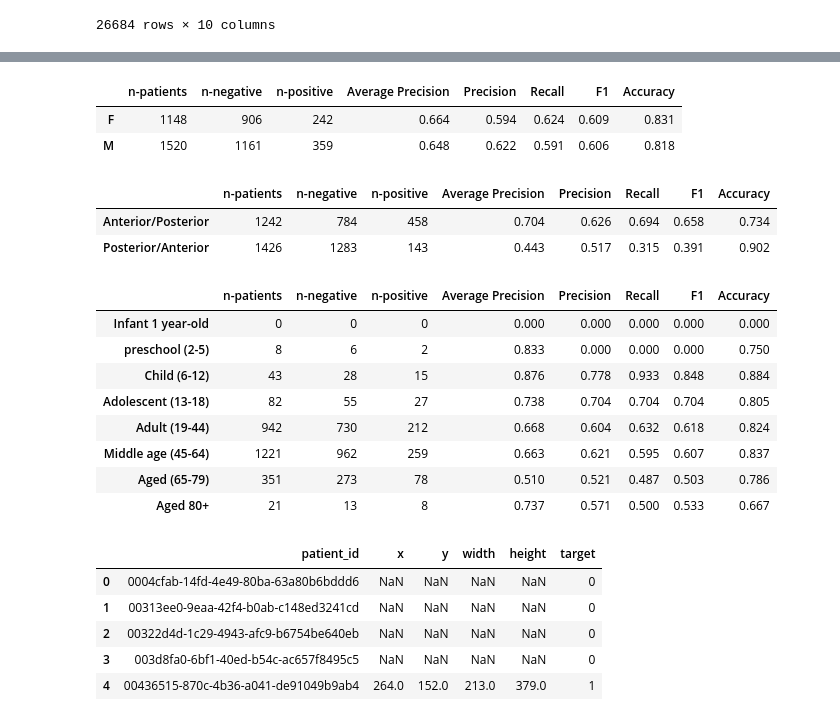
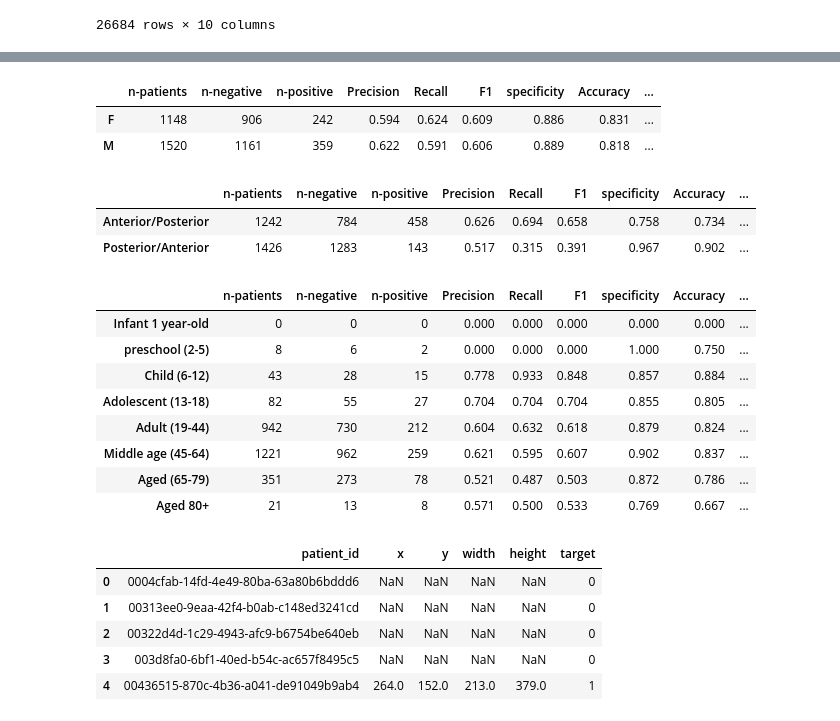
Before and after one commit to Tstrebe2/umich-mads-capstone-project, a Jupyter notebook: tstrebe2/rnsa/eda-notebook.ipynb, the cells around one changed output, grey strips where cells are left out. Saved outputs shown, nothing was run; the diff lists cells and outputs as text; code cells hidden in the pictures.

```diff
--- a/tstrebe2/rnsa/eda-notebook.ipynb
+++ b/tstrebe2/rnsa/eda-notebook.ipynb
@@ -164,63 +134,73 @@ pd.concat([
 # %%
+pd.set_option('display.precision', 3)
+from functools import partial
 df_test = df_patients[df_patients['split'] == 'test']
 
 def get_metrics_by_group(data, group):
     n = data[group].value_counts().rename('n-patients')
     n_neg = data[data.target == 0][group].value_counts().rename('n-negative')
     n_pos = data[data.target == 1][group].value_counts().rename('n-positive')
     n = n.to_frame().join([n_neg, n_pos])
 
     results = []
+
+    def get_metrics(grp, metric_fn):
+        if len(grp) > 0:
+            return metric_fn(grp['target'], grp['densenet_prediction'])
+        else:
+            return 0
+
+    def get_specificity(target, prediction):
+        tn = np.where((target == 0) & (prediction == 0))[0].shape[0]
+        fp = np.where((target == 0) & (prediction == 1))[0].shape[0]
+        return tn/(tn + fp)
+
+    # return get_fp_rate(data['target'], data['densenet_prediction'])
+
+    for metric_name, metric_fn in [('Precision', partial(metrics.precision_score, zero_division=0)),
+                                   ('Recall', metrics.recall_score),
+                                   ('F1', metrics.f1_score),
+                                   ('specificity', get_specificity),
+                                   ('Accuracy', metrics.accuracy_score)]:
+        metric_result = (data.groupby(group)
+                  .apply(get_metrics, metric_fn)).rename(metric_name)
+        results.append(metric_result)
 
     def get_average_precision_score(grp):
         if len(grp) > 0:
             return metrics.average_precision_score(grp['target'], grp['densenet_predict_proba'])
         else:
             return 0
 
     avg_precision = (data.groupby(group)
               .apply(get_average_precision_score).rename('Average Precision'))
     results.append(avg_precision)
 
-    def get_metrics(grp, metric_fn):
-        if len(grp) > 0:
-            return metric_fn(grp['target'], grp['densenet_prediction'])
-        else:
-            return 0
-
-    for metric_name, metric_fn in [('Precision', metrics.precision_score),
-                                   ('Recall', metrics.recall_score),
-                                   ('F1', metrics.f1_score),
-                                   ('Accuracy', metrics.accuracy_score)]:
-        metric_result = (data.groupby(group)
-                  .apply(get_metrics, metric_fn)).rename(metric_name)
-        results.append(metric_result)
-
     return n.join(results).sort_index()
 
 get_metrics_by_group(df_test, group='patient_sex')
 # %% [output]
-|  | n-patients | n-negative | n-positive | Average Precision | Precision | Recall | F1 | Accuracy |
-| F | 1148 | 906 | 242 | 0.664 | 0.594 | 0.624 | 0.609 | 0.831 |
-| M | 1520 | 1161 | 359 | 0.648 | 0.622 | 0.591 | 0.606 | 0.818 |
+|  | n-patients | n-negative | n-positive | Precision | Recall | F1 | specificity | Accuracy | ... |
+| F | 1148 | 906 | 242 | 0.594 | 0.624 | 0.609 | 0.886 | 0.831 | ... |
+| M | 1520 | 1161 | 359 | 0.622 | 0.591 | 0.606 | 0.889 | 0.818 | ... |
 # %%
 get_metrics_by_group(df_test, group='view_position')
 # %% [output]
-|  | n-patients | n-negative | n-positive | Average Precision | Precision | Recall | F1 | Accuracy |
-| Anterior/Posterior | 1242 | 784 | 458 | 0.704 | 0.626 | 0.694 | 0.658 | 0.734 |
-| Posterior/Anterior | 1426 | 1283 | 143 | 0.443 | 0.517 | 0.315 | 0.391 | 0.902 |
+|  | n-patients | n-negative | n-positive | Precision | Recall | F1 | specificity | Accuracy | ... |
+| Anterior/Posterior | 1242 | 784 | 458 | 0.626 | 0.694 | 0.658 | 0.758 | 0.734 | ... |
+| Posterior/Anterior | 1426 | 1283 | 143 | 0.517 | 0.315 | 0.391 | 0.967 | 0.902 | ... |
 # %%
 get_metrics_by_group(df_test, group='age_group')
 # %% [output]
-|  | n-patients | n-negative | n-positive | Average Precision | Precision | Recall | F1 | Accuracy |
-| Infant 1 year-old | 0 | 0 | 0 | 0.000 | 0.000 | 0.000 | 0.000 | 0.000 |
-| preschool (2-5) | 8 | 6 | 2 | 0.833 | 0.000 | 0.000 | 0.000 | 0.750 |
-| Child (6-12) | 43 | 28 | 15 | 0.876 | 0.778 | 0.933 | 0.848 | 0.884 |
-| Adolescent (13-18) | 82 | 55 | 27 | 0.738 | 0.704 | 0.704 | 0.704 | 0.805 |
-| Adult (19-44) | 942 | 730 | 212 | 0.668 | 0.604 | 0.632 | 0.618 | 0.824 |
-| Middle age (45-64) | 1221 | 962 | 259 | 0.663 | 0.621 | 0.595 | 0.607 | 0.837 |
-| Aged (65-79) | 351 | 273 | 78 | 0.510 | 0.521 | 0.487 | 0.503 | 0.786 |
-| Aged 80+ | 21 | 13 | 8 | 0.737 | 0.571 | 0.500 | 0.533 | 0.667 |
+|  | n-patients | n-negative | n-positive | Precision | Recall | F1 | specificity | Accuracy | ... |
+| Infant 1 year-old | 0 | 0 | 0 | 0.000 | 0.000 | 0.000 | 0.000 | 0.000 | ... |
+| preschool (2-5) | 8 | 6 | 2 | 0.000 | 0.000 | 0.000 | 1.000 | 0.750 | ... |
+| Child (6-12) | 43 | 28 | 15 | 0.778 | 0.933 | 0.848 | 0.857 | 0.884 | ... |
+| Adolescent (13-18) | 82 | 55 | 27 | 0.704 | 0.704 | 0.704 | 0.855 | 0.805 | ... |
+| Adult (19-44) | 942 | 730 | 212 | 0.604 | 0.632 | 0.618 | 0.879 | 0.824 | ... |
+| Middle age (45-64) | 1221 | 962 | 259 | 0.621 | 0.595 | 0.607 | 0.902 | 0.837 | ... |
+| Aged (65-79) | 351 | 273 | 78 | 0.521 | 0.487 | 0.503 | 0.872 | 0.786 | ... |
+| Aged 80+ | 21 | 13 | 8 | 0.571 | 0.500 | 0.533 | 0.769 | 0.667 | ... |
 # %%
 import visuals
 import models
```
Also changed, not shown: parts of 7 cells of this notebook, 4 other files.
